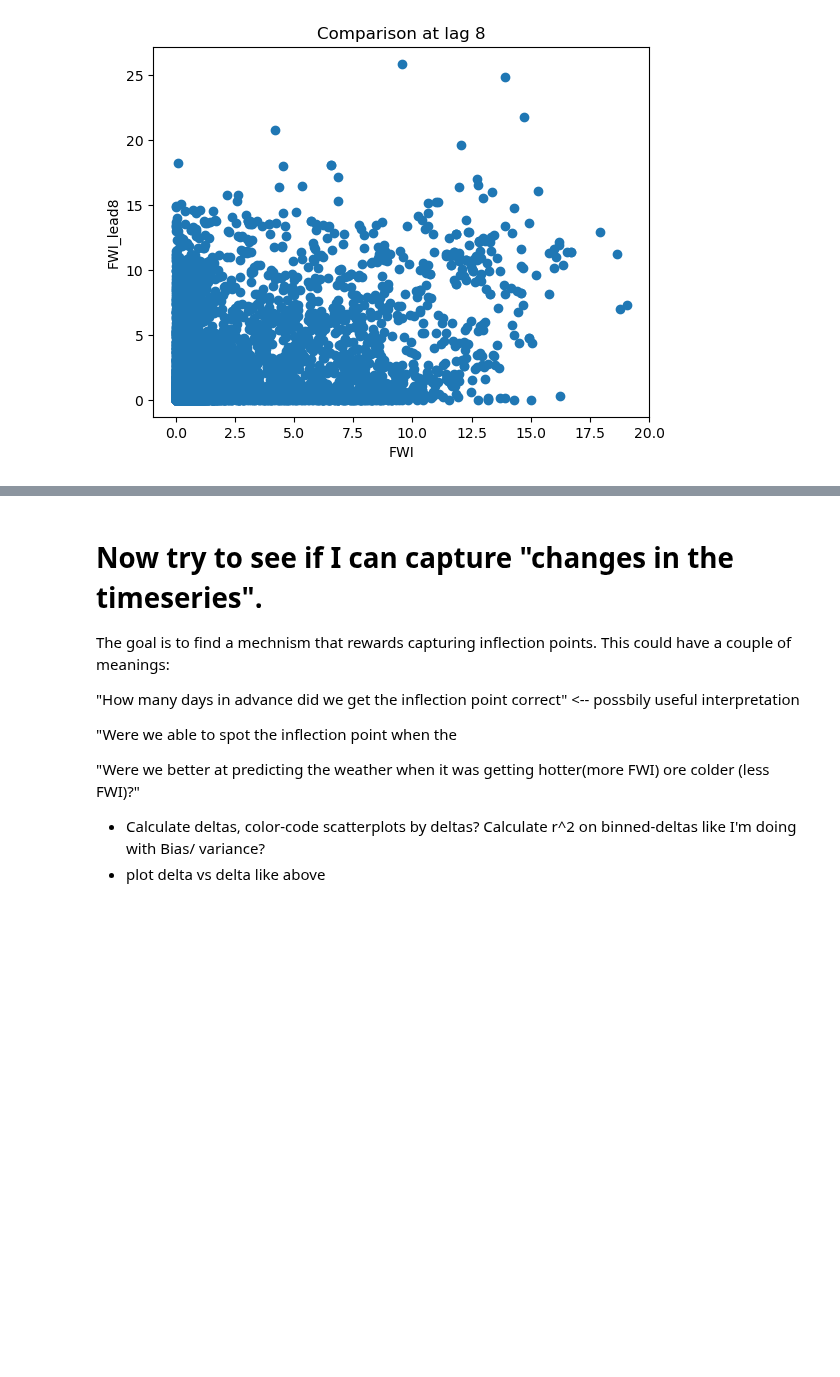
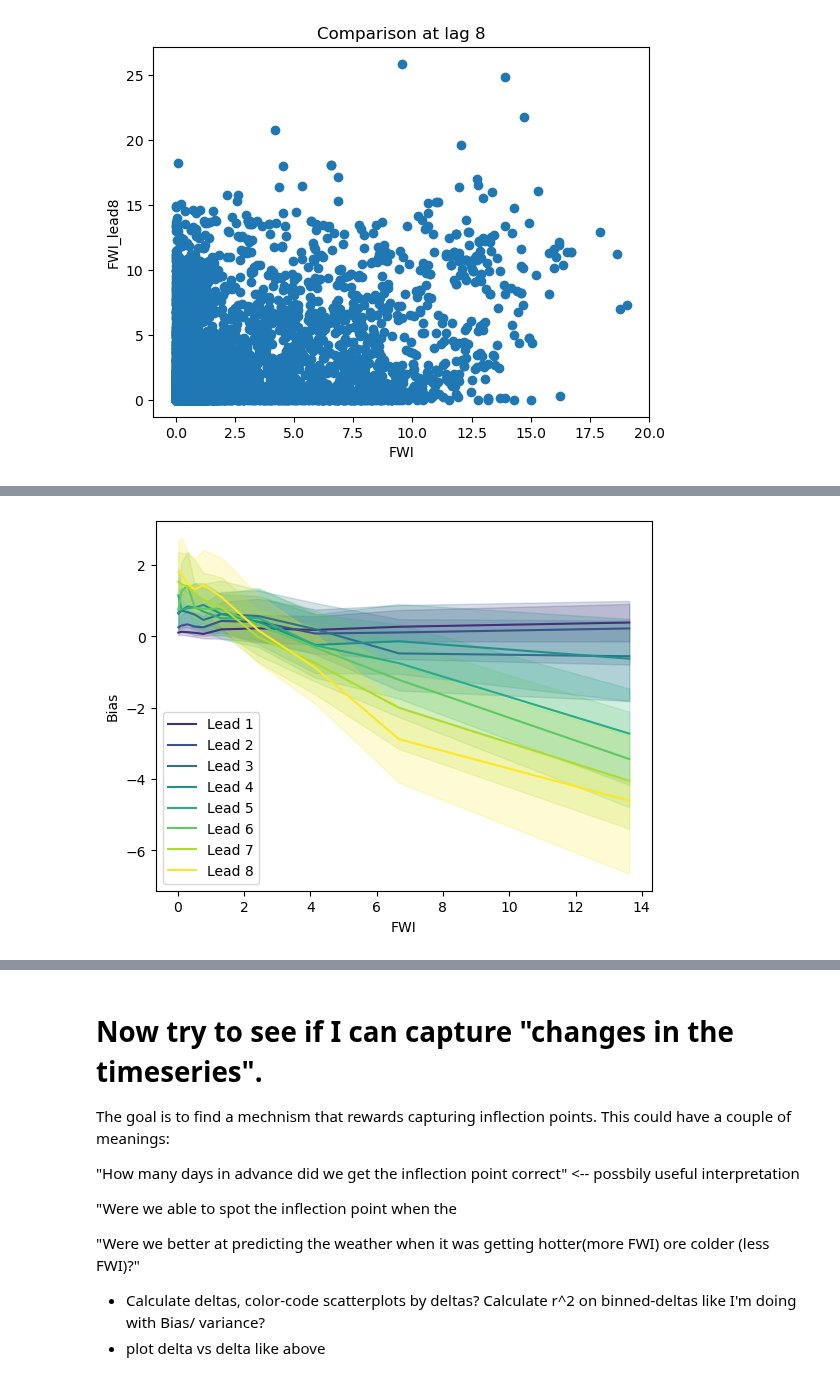
Before and after one commit to mccabete/fwiVis, a Jupyter notebook: Lightning_analysis/FWI_prediction.ipynb, the cells around one changed output, grey strips where cells are left out. Drawn from its saved outputs; the diff is of its cells as text; code cells hidden in the pictures; blank space fills up the shorter version.

```diff
--- a/Lightning_analysis/FWI_prediction.ipynb
+++ b/Lightning_analysis/FWI_prediction.ipynb
@@ -319,23 +383,25 @@ max(quantiles)
 # %%
 quantiles = [0.025, 0.975]
 data = {'quantiles': quantiles}
 
 #ci_df = pd.DataFrame(data)
 
 for i in range(1,9):
     test_var = small_fire.groupby("FWI_round").apply(calc_bias, i = i).reset_index()
     #print(test_var)
-    ci = small_fire.groupby("FWI_round").apply(FWI_bootstrap_stat_quantiles, i = i, num_samps = 300, stat = calc_bias, quantiles = quantiles)
+    ci = small_fire.groupby("FWI_round").apply(FWI_bootstrap_stat_quantiles, i = i, num_samps = boot_samps, stat = calc_bias, quantiles = quantiles)
     #print(ci)
     #ci_df = ci_df.merge(ci, on = "quantiles")
     upper = ci[ci.quantiles == max(quantiles)].iloc[:, 0]
     lower = ci[ci.quantiles == min(quantiles)].iloc[:, 0]
     #print(b)
     plt.fill_between(test_var.FWI_round, lower.astype("float64"), upper.astype("float64"), alpha=0.2, label='', color = colors[i])
     test_var = test_var.rename(columns={0:f"FWI_lead_{i}"})
     plt.plot(test_var.FWI_round, test_var[f"FWI_lead_{i}"], label = f"Lead {i}", color = colors[i])
     plt.xlabel("FWI")
     plt.ylabel(f"Bias")
     plt.legend()
     #plt.title(f"Comparison at lag {i}")
 plt.show()
+# %% [output]
+[figure, added]
```
Also changed, not shown: parts of 27 cells of this notebook.
